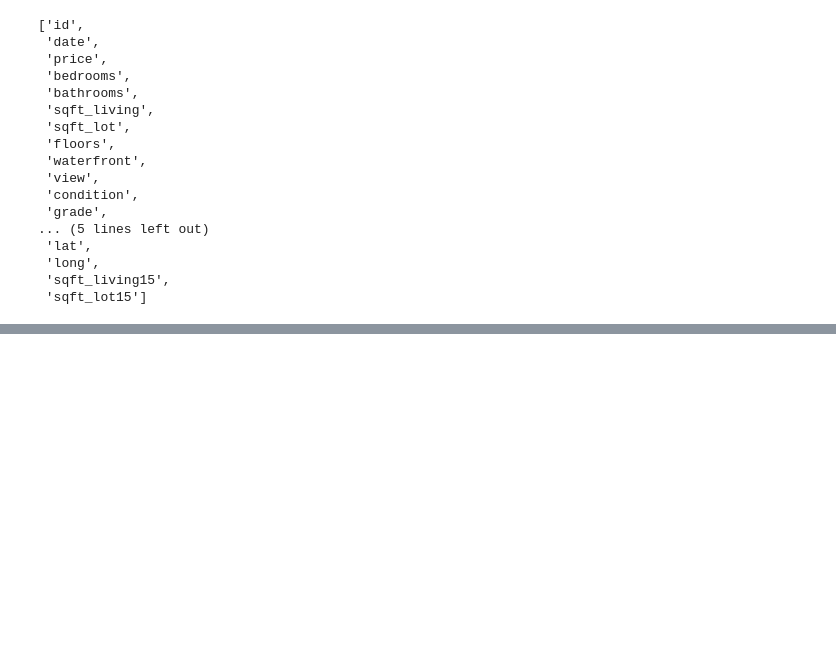
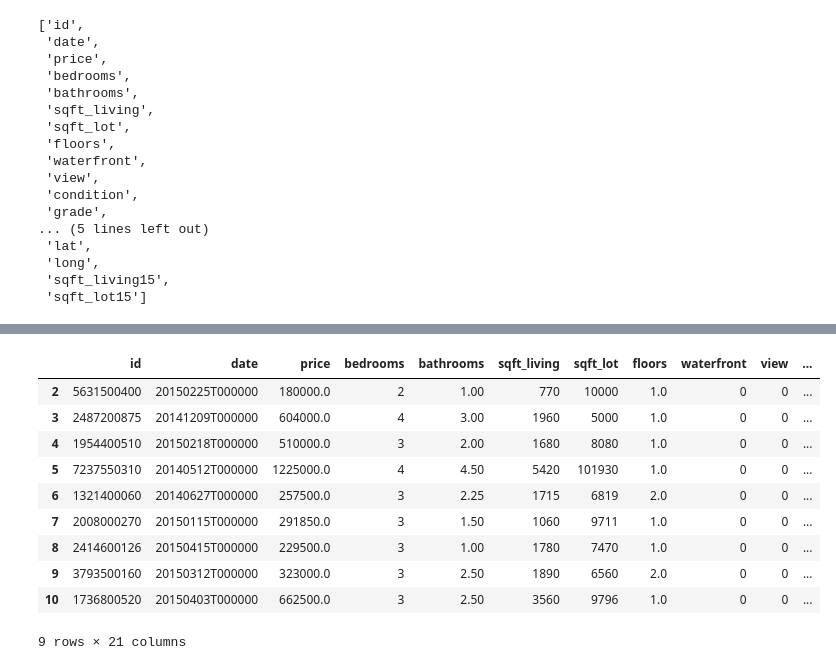
Before and after one commit to shivaniyadav31/Python-Data-Science, a Jupyter notebook: Data Analysis/analysis.ipynb, the cells around one changed output, grey strips where cells are left out. Saved outputs shown, nothing was run; the diff lists cells and outputs as text; code cells hidden in the pictures; blank space fills up the shorter version.

```diff
--- a/Data Analysis/analysis.ipynb
+++ b/Data Analysis/analysis.ipynb
@@ -186,0 +210,15 @@ df.columns.tolist()  #alternative method
+# %%
+#slicing
+df.iloc[2:11]
+# %% [output]
+|  | id | date | price | bedrooms | bathrooms | sqft_living | sqft_lot | floors | waterfront | view | ... |
+| 2 | 5631500400 | 20150225T000000 | 180000.0 | 2 | 1.00 | 770 | 10000 | 1.0 | 0 | 0 | ... |
+| 3 | 2487200875 | 20141209T000000 | 604000.0 | 4 | 3.00 | 1960 | 5000 | 1.0 | 0 | 0 | ... |
+| 4 | 1954400510 | 20150218T000000 | 510000.0 | 3 | 2.00 | 1680 | 8080 | 1.0 | 0 | 0 | ... |
+| 5 | 7237550310 | 20140512T000000 | 1225000.0 | 4 | 4.50 | 5420 | 101930 | 1.0 | 0 | 0 | ... |
+| 6 | 1321400060 | 20140627T000000 | 257500.0 | 3 | 2.25 | 1715 | 6819 | 2.0 | 0 | 0 | ... |
+| 7 | 2008000270 | 20150115T000000 | 291850.0 | 3 | 1.50 | 1060 | 9711 | 1.0 | 0 | 0 | ... |
+| 8 | 2414600126 | 20150415T000000 | 229500.0 | 3 | 1.00 | 1780 | 7470 | 1.0 | 0 | 0 | ... |
+| 9 | 3793500160 | 20150312T000000 | 323000.0 | 3 | 2.50 | 1890 | 6560 | 2.0 | 0 | 0 | ... |
+| 10 | 1736800520 | 20150403T000000 | 662500.0 | 3 | 2.50 | 3560 | 9796 | 1.0 | 0 | 0 | ... |
+9 rows × 21 columns
```
Also changed, not shown: parts of 30 cells of this notebook, 4 other files.
